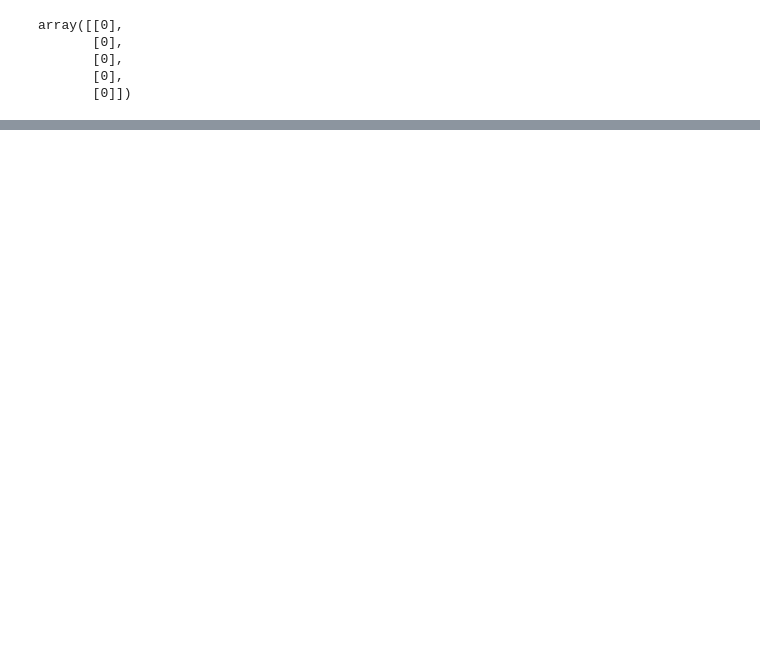
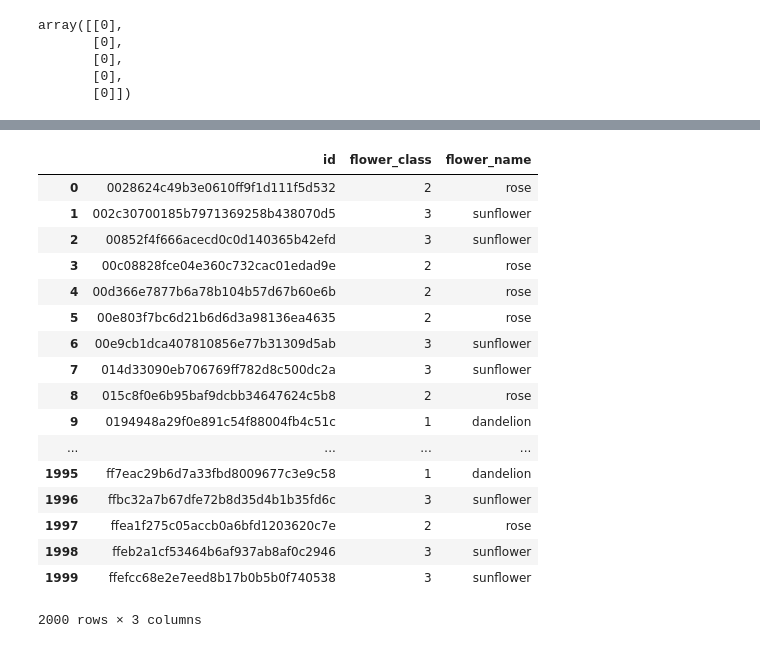
Before and after one commit to ErwinPan/ML100-Days, a Jupyter notebook: homework/Day101_Final_Exam_Classification_of_Flowers.ipynb, the cells around one changed output, grey strips where cells are left out. Saved outputs shown, nothing was run; the diff lists cells and outputs as text; code cells hidden in the pictures; blank space fills up the shorter version.

```diff
--- a/homework/Day101_Final_Exam_Classification_of_Flowers.ipynb
+++ b/homework/Day101_Final_Exam_Classification_of_Flowers.ipynb
@@ -285,0 +447,3 @@ array([[1., 0., 0., 0., 0.],
+# %%
+submit['id'] = submit['id'].astype(str)
+submit['flower_class'] = submit['flower_class'].astype(int)
@@ -285,0 +465,7 @@ array([[1., 0., 0., 0., 0.],
+# %%
+label_array = [[0, 'daisy'], [1, 'dandelion'], [2, 'rose'], [3, 'sunflower'], [4, 'tulip']]
+# %%
+label_array = pd.DataFrame(label_array, columns=['flower_class', 'flower_name'])
+# %%
+label_array['flower_class'] = label_array['flower_class'].astype(int)
+label_array['flower_name'] = label_array['flower_name'].astype(str)
@@ -285,0 +487,21 @@ array([[1., 0., 0., 0., 0.],
+# %%
+pd.merge(submit, label_array, how='left', on='flower_class')
+# %% [output]
+|  | id | flower_class | flower_name |
+| 0 | 0028624c49b3e0610ff9f1d111f5d532 | 2 | rose |
+| 1 | 002c30700185b7971369258b438070d5 | 3 | sunflower |
+| 2 | 00852f4f666acecd0c0d140365b42efd | 3 | sunflower |
+| 3 | 00c08828fce04e360c732cac01edad9e | 2 | rose |
+| 4 | 00d366e7877b6a78b104b57d67b60e6b | 2 | rose |
+| 5 | 00e803f7bc6d21b6d6d3a98136ea4635 | 2 | rose |
+| 6 | 00e9cb1dca407810856e77b31309d5ab | 3 | sunflower |
+| 7 | 014d33090eb706769ff782d8c500dc2a | 3 | sunflower |
+| 8 | 015c8f0e6b95baf9dcbb34647624c5b8 | 2 | rose |
+| 9 | 0194948a29f0e891c54f88004fb4c51c | 1 | dandelion |
+| ... | ... | ... | ... |
+| 1995 | ff7eac29b6d7a33fbd8009677c3e9c58 | 1 | dandelion |
+| 1996 | ffbc32a7b67dfe72b8d35d4b1b35fd6c | 3 | sunflower |
+| 1997 | ffea1f275c05accb0a6bfd1203620c7e | 2 | rose |
+| 1998 | ffeb2a1cf53464b6af937ab8af0c2946 | 3 | sunflower |
+| 1999 | ffefcc68e2e7eed8b17b0b5b0f740538 | 3 | sunflower |
+2000 rows × 3 columns
```
Also changed, not shown: parts of 38 cells of this notebook.
